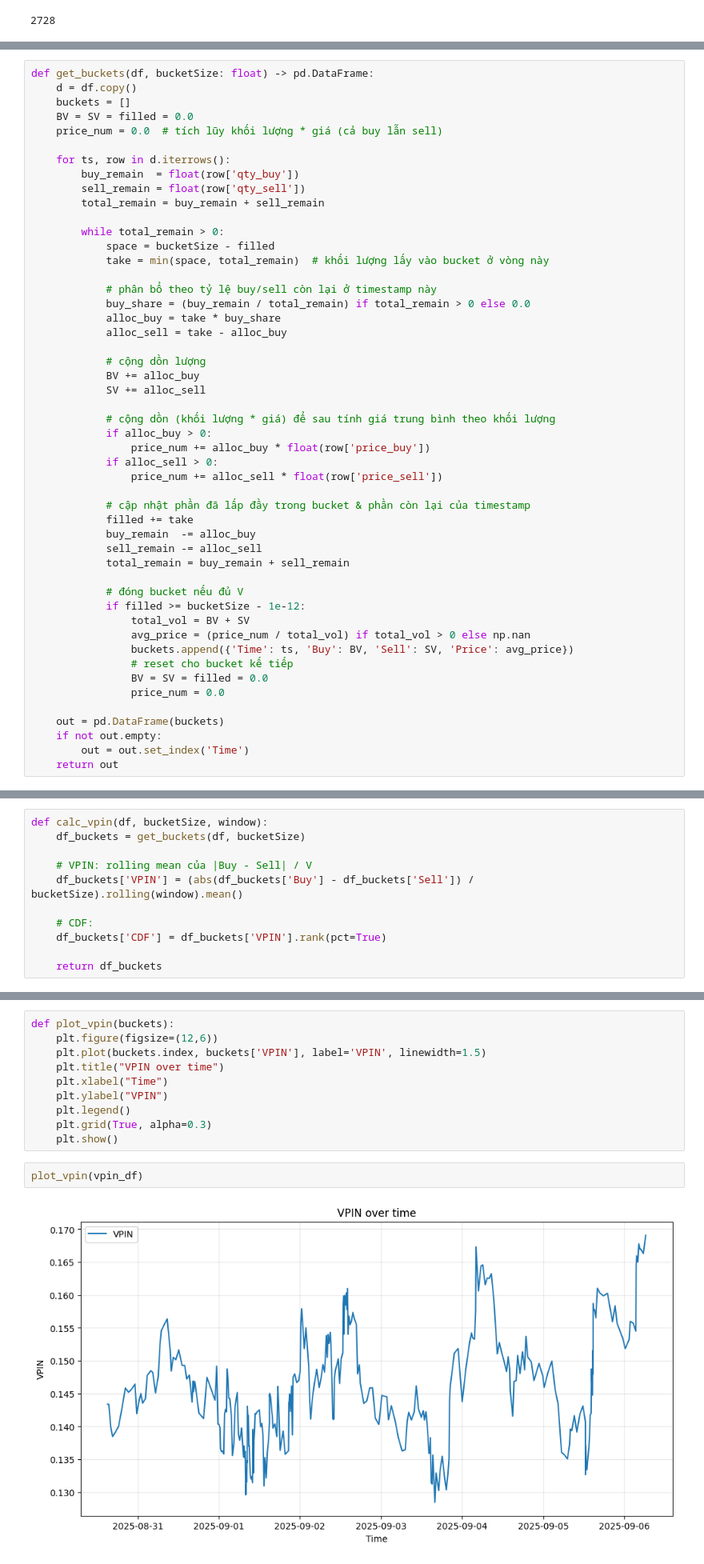
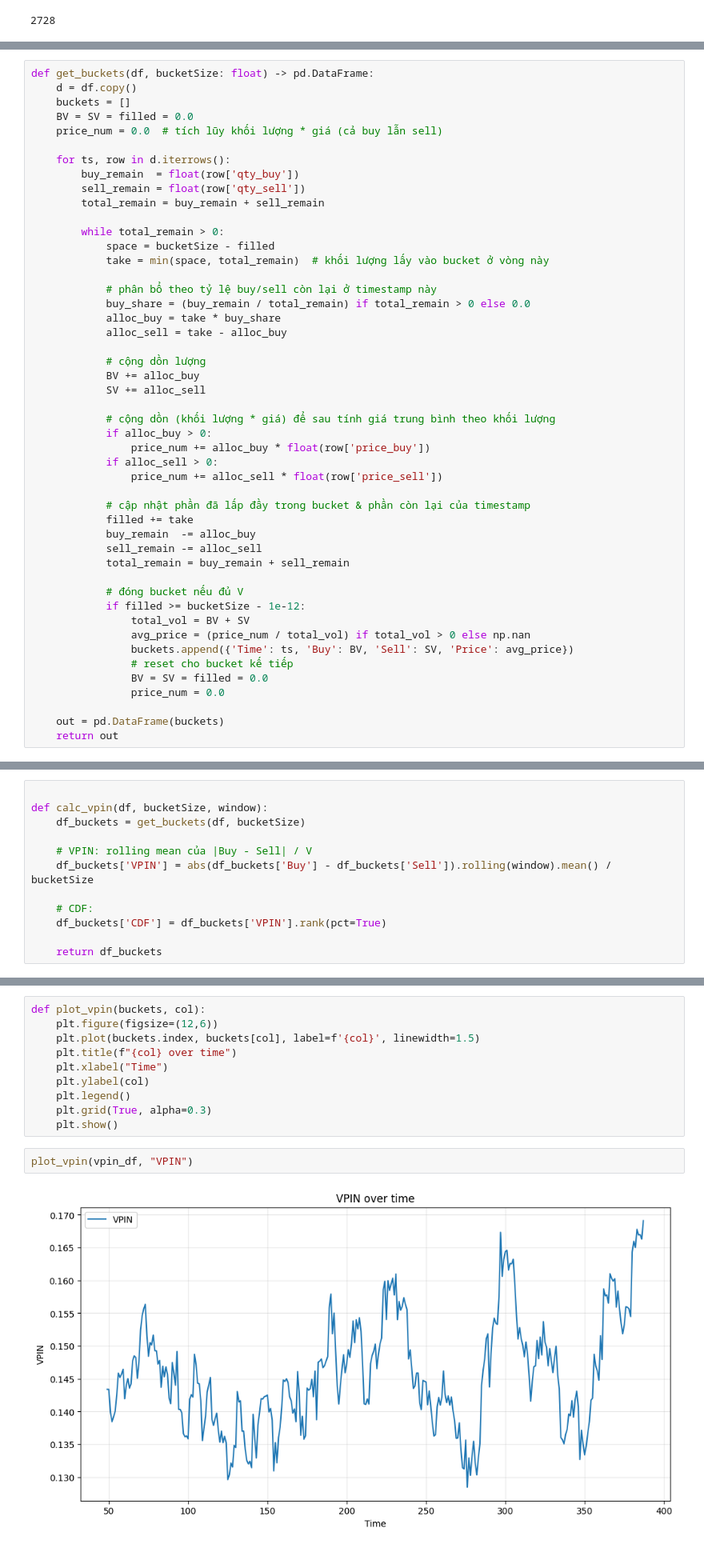
Before and after one commit to HoaPham119/thesis, a Jupyter notebook: code/binance_data.ipynb, the cells around one changed output, grey strips where cells are left out. Shown: that part at 80% size. Drawn from its saved outputs; the diff is of its cells as text.

Commit message:
calc vpin Binance data

```diff
--- a/code/binance_data.ipynb
+++ b/code/binance_data.ipynb
@@ -210,8 +200,6 @@ def get_buckets(df, bucketSize: float) -> pd.DataFrame:
                 price_num = 0.0
 
     out = pd.DataFrame(buckets)
-    if not out.empty:
-        out = out.set_index('Time')
     return out
 # %%
 # Xem thử kết quả
@@ -236,11 +223,12 @@ df_buckets
 # %% [markdown]
 ## Tính VPIN
 # %%
+
 def calc_vpin(df, bucketSize, window):
     df_buckets = get_buckets(df, bucketSize)
 
     # VPIN: rolling mean của |Buy - Sell| / V
-    df_buckets['VPIN'] = (abs(df_buckets['Buy'] - df_buckets['Sell']) / bucketSize).rolling(window).mean()
+    df_buckets['VPIN'] = abs(df_buckets['Buy'] - df_buckets['Sell']).rolling(window).mean() / bucketSize
 
     # CDF:
     df_buckets['CDF'] = df_buckets['VPIN'].rank(pct=True)
@@ -268,14 +255,14 @@ vpin_df
 # %%
-def plot_vpin(buckets):
+def plot_vpin(buckets, col):
     plt.figure(figsize=(12,6))
-    plt.plot(buckets.index, buckets['VPIN'], label='VPIN', linewidth=1.5)
-    plt.title("VPIN over time")
+    plt.plot(buckets.index, buckets[col], label=f'{col}', linewidth=1.5)
+    plt.title(f"{col} over time")
     plt.xlabel("Time")
-    plt.ylabel("VPIN")
+    plt.ylabel(col)
     plt.legend()
     plt.grid(True, alpha=0.3)
     plt.show()
 # %%
-plot_vpin(vpin_df)
+plot_vpin(vpin_df, "VPIN")
 # %% [output]
-[figure, old version]
+[figure, new version]
```
Also changed, not shown: parts of 4 cells of this notebook.
